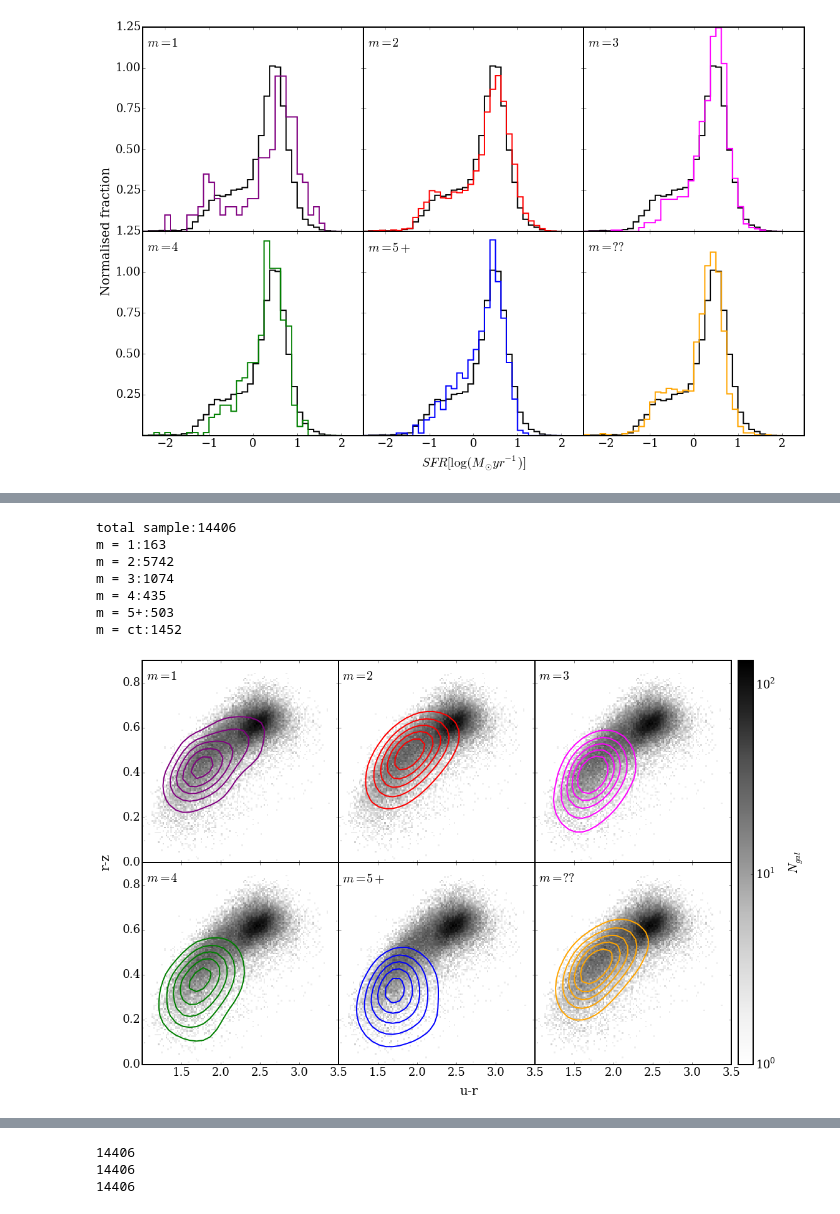
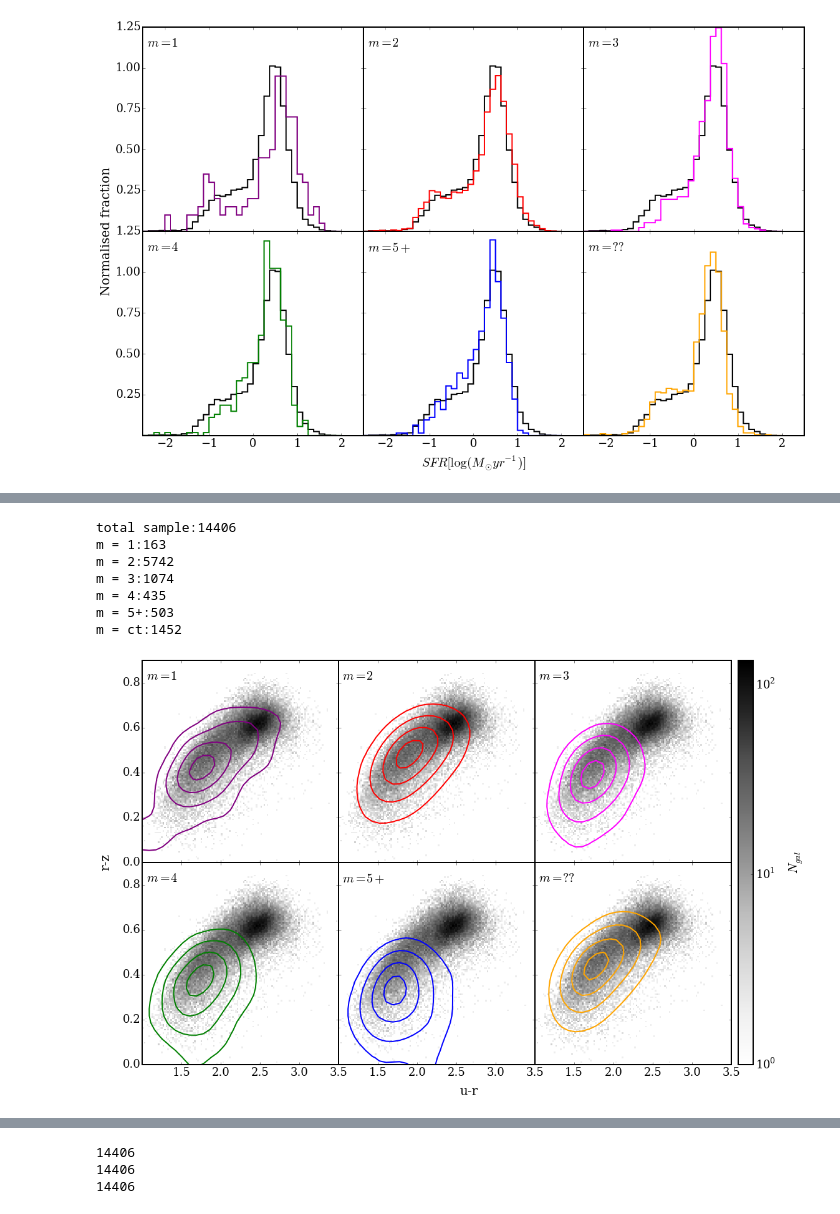
Before and after one commit to bamford/Debiasing-testing, a Jupyter notebook: Plotting_code_notebooks/all_plots.ipynb, the cells around one changed output, grey strips where cells are left out. Drawn from its saved outputs; the diff is of its cells as text; code cells hidden in the pictures.

```diff
--- a/Plotting_code_notebooks/all_plots.ipynb
+++ b/Plotting_code_notebooks/all_plots.ipynb
@@ -170,26 +181,26 @@ m = ct:1452
 # %%
 # Colour-colour diagram
 
 fig,ps=plotting.make_2x3_plot(xlims=[1,3.5],xticks=[1.5,2,2.5,3,3.5],ylims=[0,0.9],yticks=[0,0.2,0.4,0.6,0.8],
     x_label="u-r",y_label="r-z",title_position=[0.02,0.95],f_size=font_size_2x3,fig_size=figure_size_2x3)
 
 #plotting.histogram(cx=["PETROMAG_MR"],Nb=20,bin_extent=[-23,-21],ps=ps,full_hist=True)
 plotting.contour(cx=["PETROMAG_MU","PETROMAG_MR"],cy=["PETROMAG_MR","PETROMAG_MZ"],grid=30,
-    f=fig,ps=ps,con_full=True,plot_line=False,xlims=[1,3.5],ylims=[0,0.9],f_size=font_size_2x3,levels=np.linspace(1,3.5,5),
+    f=fig,ps=ps,con_full=True,plot_line=False,xlims=[1,3.5],ylims=[0,0.9],f_size=font_size_2x3,levels=[0.882,0.606,0.325,0.135],
     mass_limit=False,mass_range=[0,100])
 
 # Need to think about putting some basic SFHs on here (actually do this for a comparison plot.)
 
 plt.savefig("figs/cc.jpg")
 # %% [output]
 total sample:14406
 m = 1:163
 m = 2:5742
 m = 3:1074
 m = 4:435
 m = 5+:503
 m = ct:1452
-[figure, old version]
+[figure, new version]
 # %%
 # colour mass diagram 1
 
```
Also changed, not shown: parts of 5 cells of this notebook, 4 other files.
